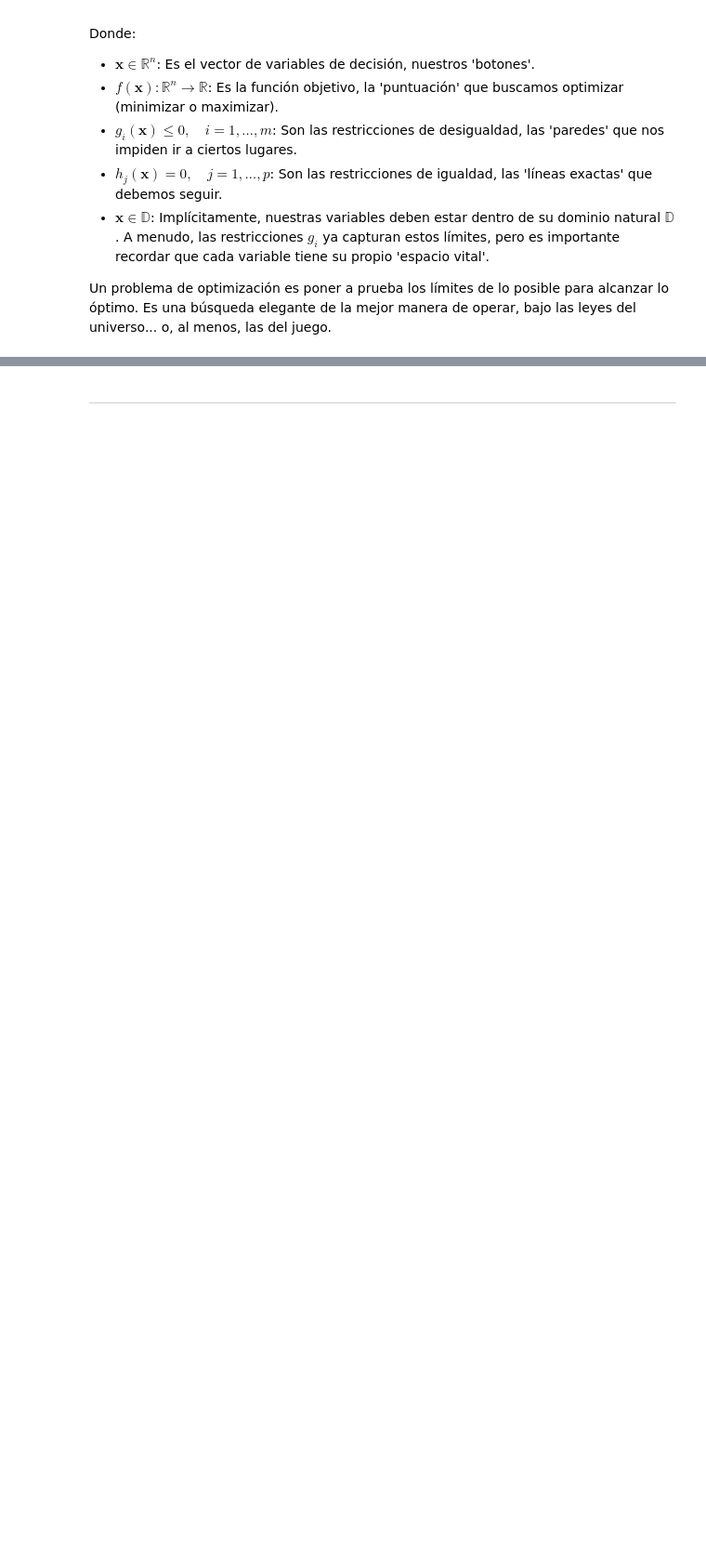
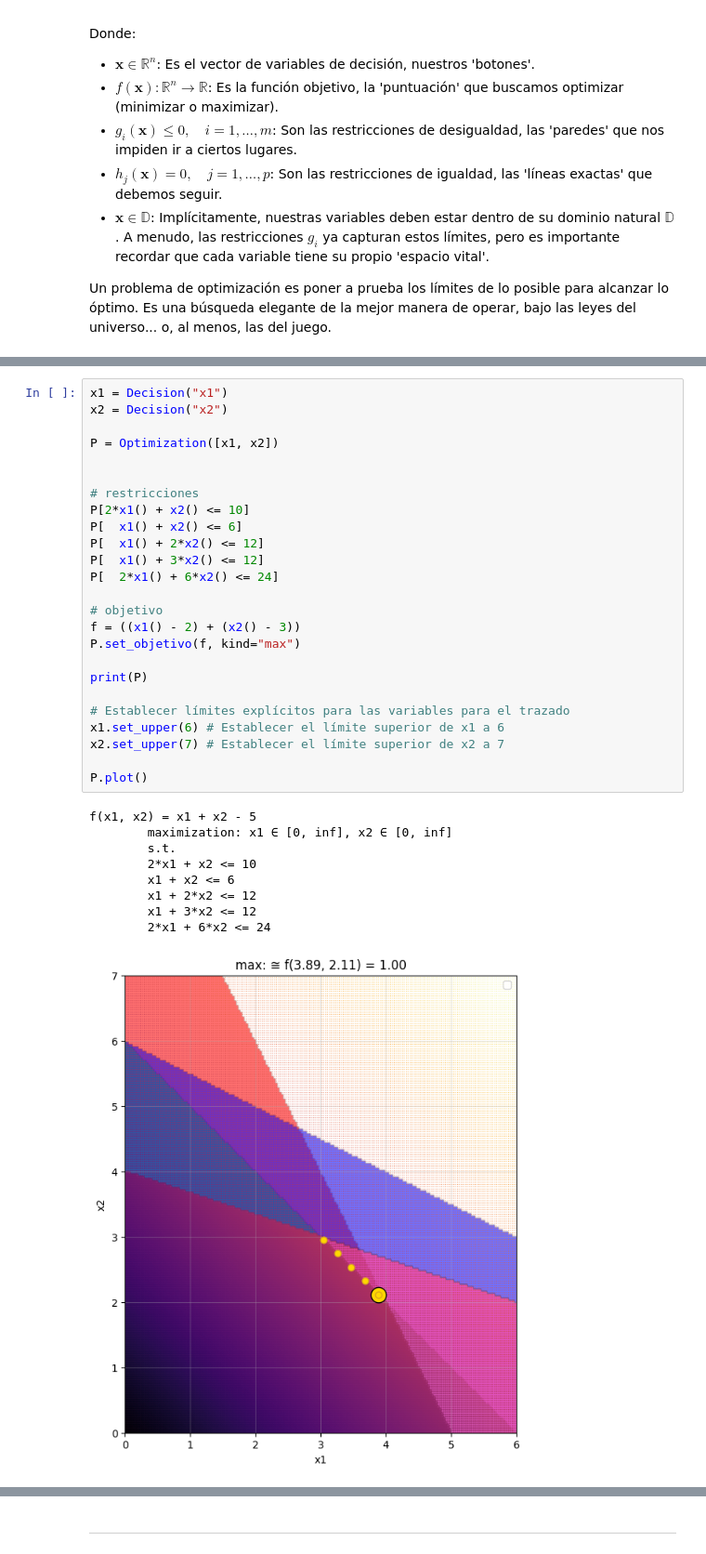
Before and after one commit to JulTob/Optimization, a Jupyter notebook: Optimizacion_C2.ipynb, the cells around one changed output, grey strips where cells are left out. Shown at 93% size. Drawn from its saved outputs; the diff is of its cells as text; blank space fills up the shorter version.

```diff
--- a/Optimizacion_C2.ipynb
+++ b/Optimizacion_C2.ipynb
@@ -196,0 +405,35 @@ Un problema de optimización es poner a prueba los límites de lo posible para a
+# %%
+x1 = Decision("x1")
+x2 = Decision("x2")
+
+P = Optimization([x1, x2])
+
+
+# restricciones
+P[2*x1() + x2() <= 10]
+P[  x1() + x2() <= 6]
+P[  x1() + 2*x2() <= 12]
+P[  x1() + 3*x2() <= 12]
+P[  2*x1() + 6*x2() <= 24]
+
+# objetivo
+f = ((x1() - 2) + (x2() - 3))
+P.set_objetivo(f, kind="max")
+
+print(P)
+
+# Establecer límites explícitos para las variables para el trazado
+x1.set_upper(6) # Establecer el límite superior de x1 a 6
+x2.set_upper(7) # Establecer el límite superior de x2 a 7
+
+P.plot()
+# %% [output]
+f(x1, x2) = x1 + x2 - 5
+        maximization: x1 ∈ [0, inf], x2 ∈ [0, inf]
+        s.t.
+        2*x1 + x2 <= 10
+        x1 + x2 <= 6
+        x1 + 2*x2 <= 12
+        x1 + 3*x2 <= 12
+        2*x1 + 6*x2 <= 24
+[figure, added]
```
Also changed, not shown: parts of 16 cells of this notebook.
